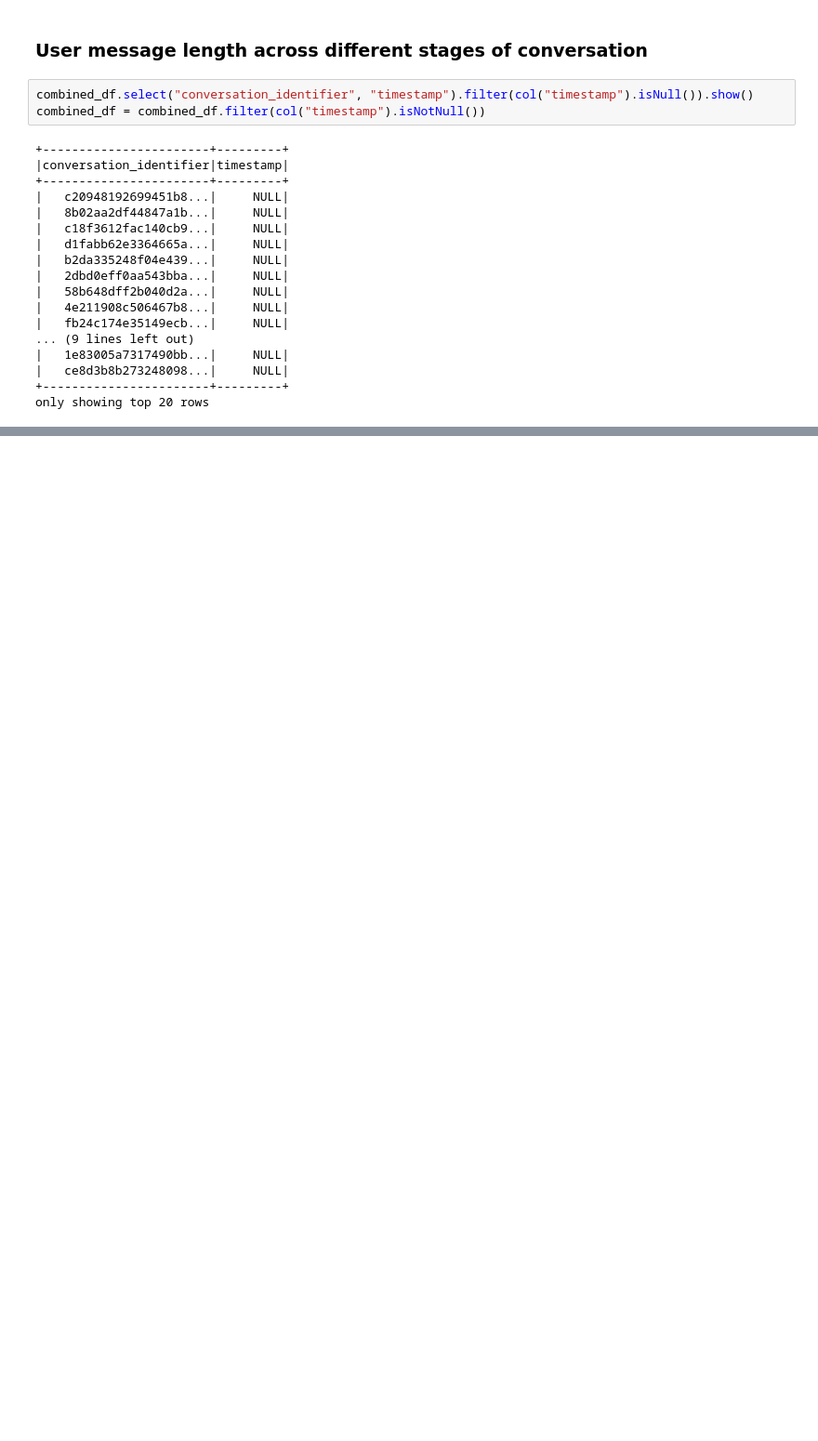
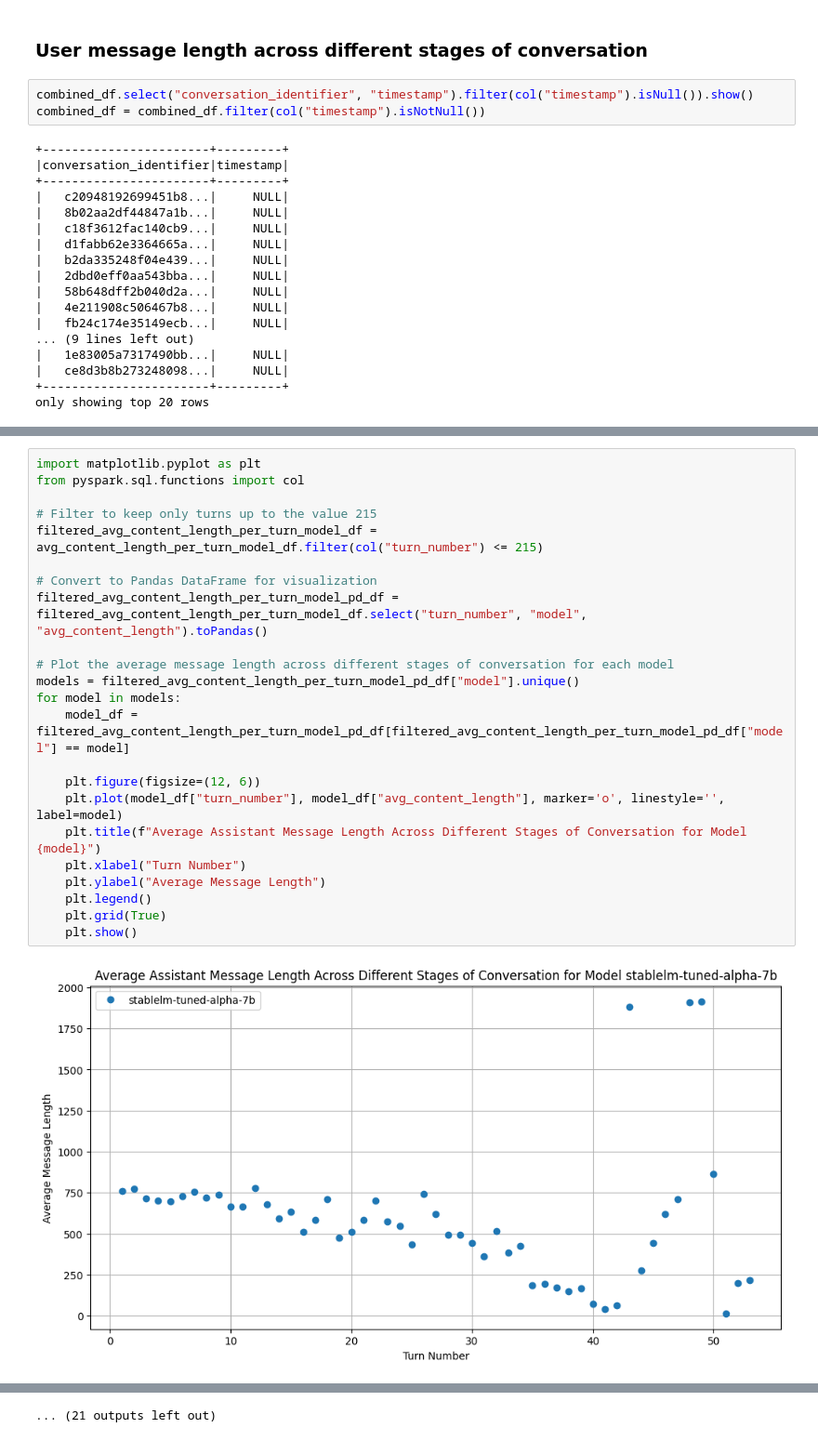
Before and after one commit to nlgkhoi/mbd-project-ut, a Jupyter notebook: conversation_structure_Nicolas.ipynb, the cells around one changed output, grey strips where cells are left out. Shown at 93% size. Saved outputs shown, nothing was run; the diff lists cells and outputs as text; blank space fills up the shorter version.

```diff
--- a/conversation_structure_Nicolas.ipynb
+++ b/conversation_structure_Nicolas.ipynb
@@ -306,3 +399,28 @@ plt.show()
 only showing top 10 rows
 [figure]
 [figure]
+# %%
+import matplotlib.pyplot as plt
+from pyspark.sql.functions import col
+
+# Filter to keep only turns up to the value 215
+filtered_avg_content_length_per_turn_model_df = avg_content_length_per_turn_model_df.filter(col("turn_number") <= 215)
+
+# Convert to Pandas DataFrame for visualization
+filtered_avg_content_length_per_turn_model_pd_df = filtered_avg_content_length_per_turn_model_df.select("turn_number", "model", "avg_content_length").toPandas()
+
+# Plot the average message length across different stages of conversation for each model
+models = filtered_avg_content_length_per_turn_model_pd_df["model"].unique()
+for model in models:
+    model_df = filtered_avg_content_length_per_turn_model_pd_df[filtered_avg_content_length_per_turn_model_pd_df["model"] == model]
+
+    plt.figure(figsize=(12, 6))
+    plt.plot(model_df["turn_number"], model_df["avg_content_length"], marker='o', linestyle='', label=model)
+    plt.title(f"Average Assistant Message Length Across Different Stages of Conversation for Model {model}")
+    plt.xlabel("Turn Number")
+    plt.ylabel("Average Message Length")
+    plt.legend()
+    plt.grid(True)
+    plt.show()
+# %% [output]
+[figure, added]
@@ -308,0 +438 @@ only showing top 10 rows
+... (21 outputs left out)
```
Also changed, not shown: parts of 11 cells of this notebook, 1 other file.
